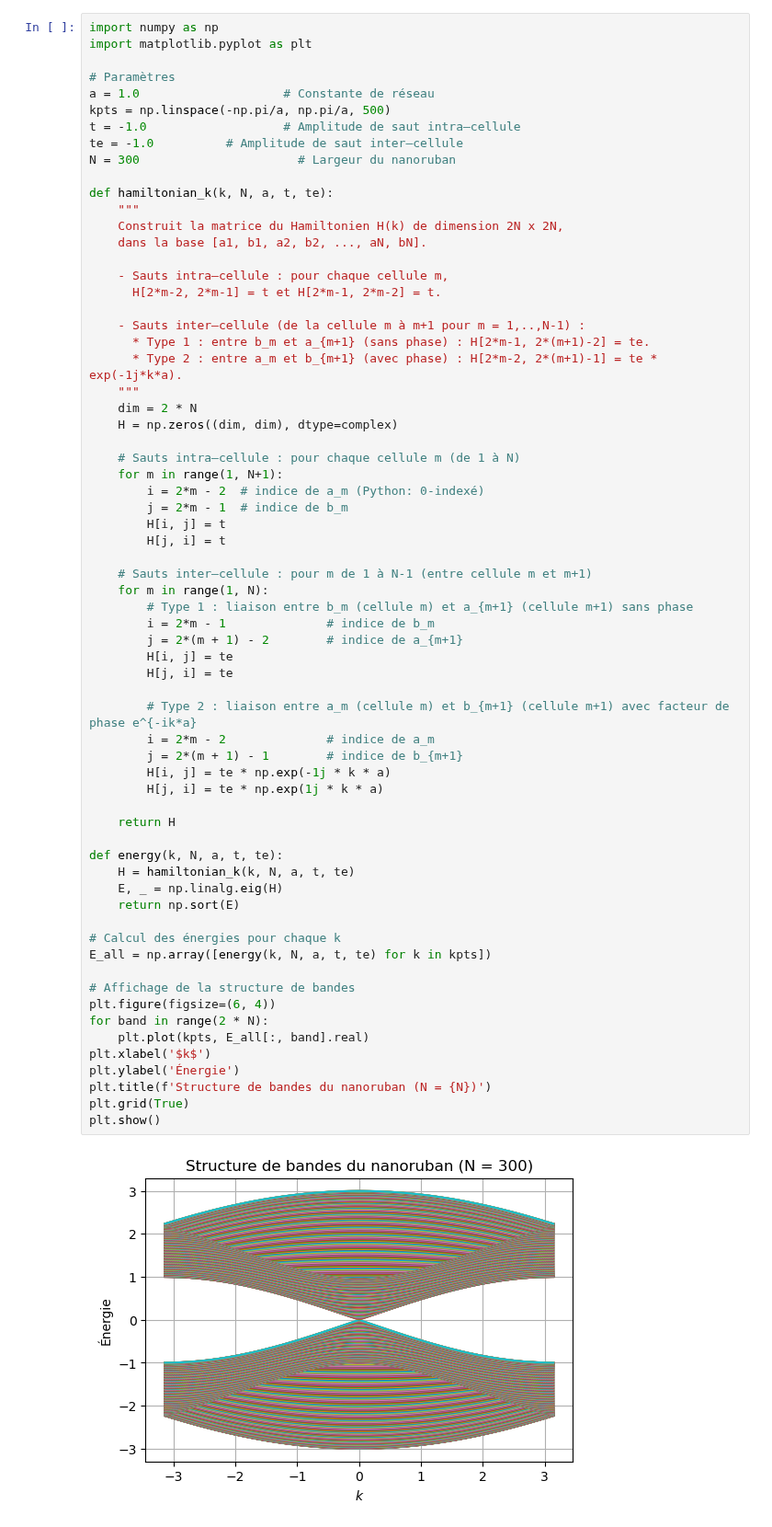
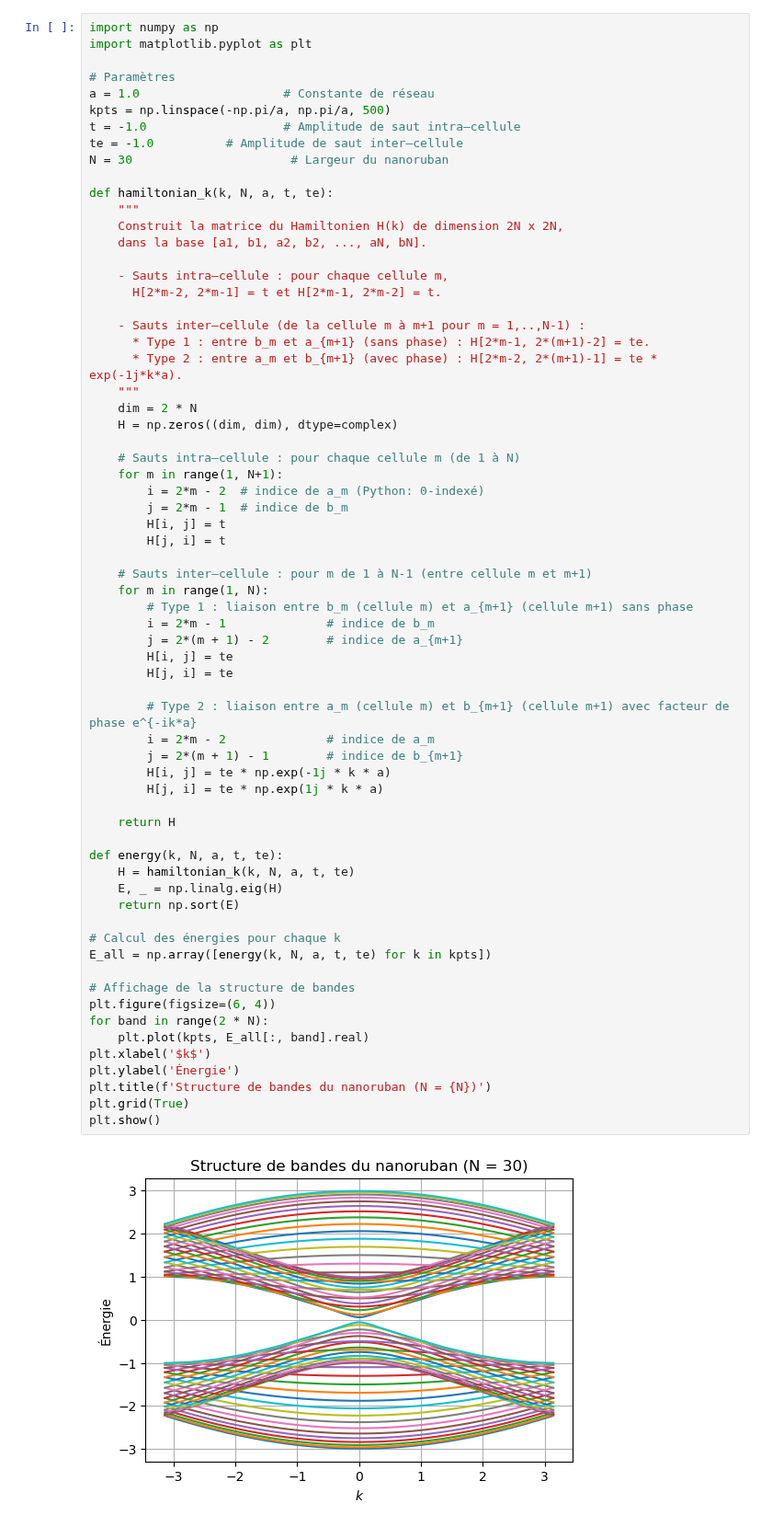
Before and after one commit to mldessu/projetsimu, a Jupyter notebook: Nanorubans/NRG.ipynb, the cells around one changed output. Shown at 92% size. Saved outputs shown, nothing was run; the diff lists cells and outputs as text.

Commit message:
Suite: Nanorubans

```diff
--- a/Nanorubans/NRG.ipynb
+++ b/Nanorubans/NRG.ipynb
@@ -125,7 +125,7 @@ a = 1.0                    # Constante de réseau
 kpts = np.linspace(-np.pi/a, np.pi/a, 500)
 t = -1.0                   # Amplitude de saut intra–cellule
 te = -1.0          # Amplitude de saut inter–cellule
-N = 300                      # Largeur du nanoruban
+N = 30                      # Largeur du nanoruban
 
 def hamiltonian_k(k, N, a, t, te):
     """
@@ -156,34 +156,34 @@ def hamiltonian_k(k, N, a, t, te):
         j = 2*(m + 1) - 2        # indice de a_{m+1}
         H[i, j] = te
         H[j, i] = te
 
         # Type 2 : liaison entre a_m (cellule m) et b_{m+1} (cellule m+1) avec facteur de phase e^{-ik*a}
         i = 2*m - 2              # indice de a_m
         j = 2*(m + 1) - 1        # indice de b_{m+1}
         H[i, j] = te * np.exp(-1j * k * a)
         H[j, i] = te * np.exp(1j * k * a)
 
     return H
 
 def energy(k, N, a, t, te):
     H = hamiltonian_k(k, N, a, t, te)
     E, _ = np.linalg.eig(H)
     return np.sort(E)
 
 # Calcul des énergies pour chaque k
 E_all = np.array([energy(k, N, a, t, te) for k in kpts])
 
 # Affichage de la structure de bandes
 plt.figure(figsize=(6, 4))
 for band in range(2 * N):
     plt.plot(kpts, E_all[:, band].real)
 plt.xlabel('$k$')
 plt.ylabel('Énergie')
 plt.title(f'Structure de bandes du nanoruban (N = {N})')
 plt.grid(True)
 plt.show()
 # %% [output]
-[figure, old version]
+[figure, new version]
 # %%
 import numpy as np
 import matplotlib.pyplot as plt
```
Also changed, not shown: parts of 3 cells of this notebook, 1 other file.
